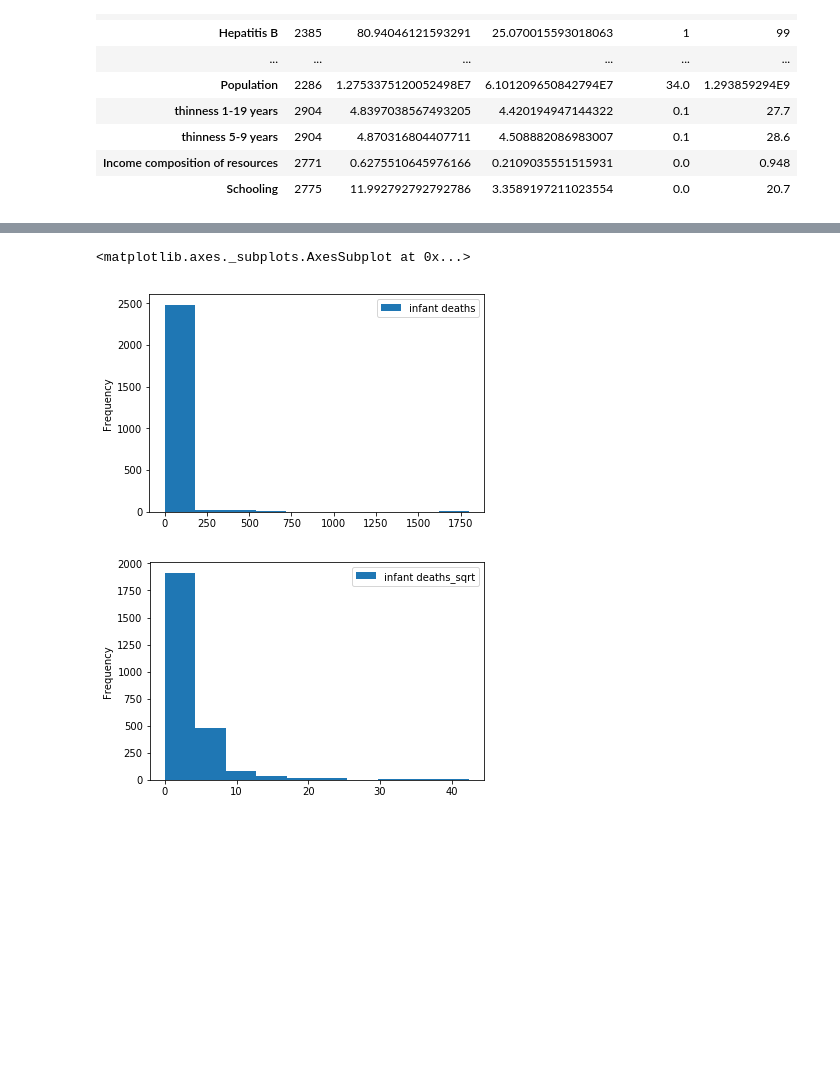
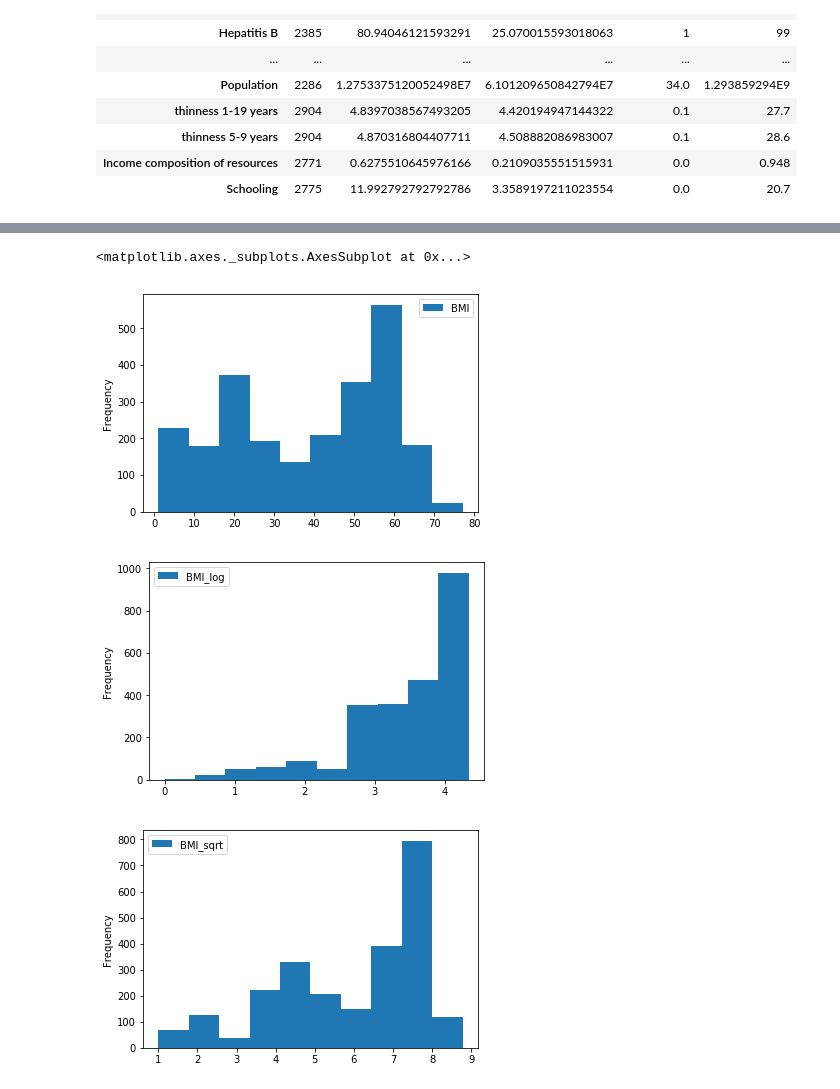
Before and after one commit to Ethan999/722_i4_BDAS, a Jupyter notebook: life_expectancy.ipynb, the cells around one changed output, grey strips where cells are left out. Cells and saved outputs as stored; diff of their text form; code cells hidden in the pictures; blank space fills up the shorter version.

```diff
--- a/life_expectancy.ipynb
+++ b/life_expectancy.ipynb
@@ -117,3 +115,13 @@ for i in range(n):
 | thinness 5-9 years | 2904 | 4.870316804407711 | 4.508882086983007 | 0.1 | 28.6 |
 | Income composition of resources | 2771 | 0.6275510645976166 | 0.2109035551515931 | 0.0 | 0.948 |
 | Schooling | 2775 | 11.992792792792786 | 3.3589197211023554 | 0.0 | 20.7 |
+# %%
+from pyspark.sql.functions import lit, col, when
+
+def replace(column, value):
+    return when(column != value, column).otherwise(lit(None))
+
+numeric_features = [t[0] for t in dataSet.dtypes if t[1] == 'int' or t[1] == 'double']
+for i in numeric_features:
+    dataSet = dataSet.withColumn(i, replace(col(i), 0))
+dataSet.describe().toPandas().T
@@ -120,15 +146,8 @@ for i in range(n):
 # %%
 data_count = (dataSet.describe()).toPandas().loc[0]
-columns_to_drop =[column for column in dataSet.columns if int(data_count[column]) < 2700]
-print(columns_to_drop)
-
+columns_to_drop =[column for column in dataSet.columns if int(data_count[column]) < 2600]
 data_clean = dataSet.select([column for column in dataSet.columns if column not in columns_to_drop])
-
+columns_to_drop = ['Country', 'Year']
+data_clean = data_clean.select([column for column in data_clean.columns if column not in columns_to_drop])
 (data_clean.describe()).toPandas().T
-
-columns_to_drop = ['Country', 'Year']
-
-data_clean = data_clean.select([column for column in data_clean.columns if column not in columns_to_drop])
-
-(data_clean.describe()).toPandas().T
 # %% [output]
@@ -174,7 +188,11 @@ data_clean = data_clean.na.drop(how='any')
 # %%
 from pyspark.ml.feature import StringIndexer
+from pyspark.sql.functions import round
 
 status_indexer = StringIndexer(inputCol='Status',outputCol='StatusIndex')
-mdata = status_indexer.fit(data_clean).transform(data_clean)
-pd.DataFrame(mdata.take(110), columns=mdata.columns)
+data_fmt = status_indexer.fit(data_clean).transform(data_clean)
+data_fmt = data_fmt.drop('Status')
+
+data = data_fmt.withColumn("Life expectancy ", round(col("Life expectancy ")))
+pd.DataFrame(data.take(5), columns=data.columns)
 # %% [output]
@@ -199,3 +204,0 @@ pd.DataFrame(mdata.take(110), columns=mdata.columns)
-# %%
-data= mdata.drop('Status')
-pd.DataFrame(data.take(5), columns=data.columns)
@@ -234,8 +255,9 @@ print(data.columns)
 # %%
-pd.DataFrame(data.select('infant deaths').collect(), columns=['infant deaths']).plot(kind='hist')
-#pd.DataFrame(data.select('infant deaths').collect(), columns=['infant deaths_log']).transform(np.log).plot(kind='hist')
-pd.DataFrame(data.select('infant deaths').collect(), columns=['infant deaths_sqrt']).transform(np.sqrt).plot(kind='hist')
+pd.DataFrame(data.select(' BMI ').collect(), columns=['BMI']).plot(kind='hist')
+pd.DataFrame(data.select(' BMI ').collect(), columns=['BMI_log']).transform(np.log).plot(kind='hist')
+pd.DataFrame(data.select(' BMI ').collect(), columns=['BMI_sqrt']).transform(np.sqrt).plot(kind='hist')
 # %% [output]
 <matplotlib.axes._subplots.AxesSubplot at 0x...>
-[figure, old version]
+[figure, new version]
-[figure, old version]
+[figure, new version]
+[figure, added]
```
Also changed, not shown: parts of 30 cells of this notebook.
